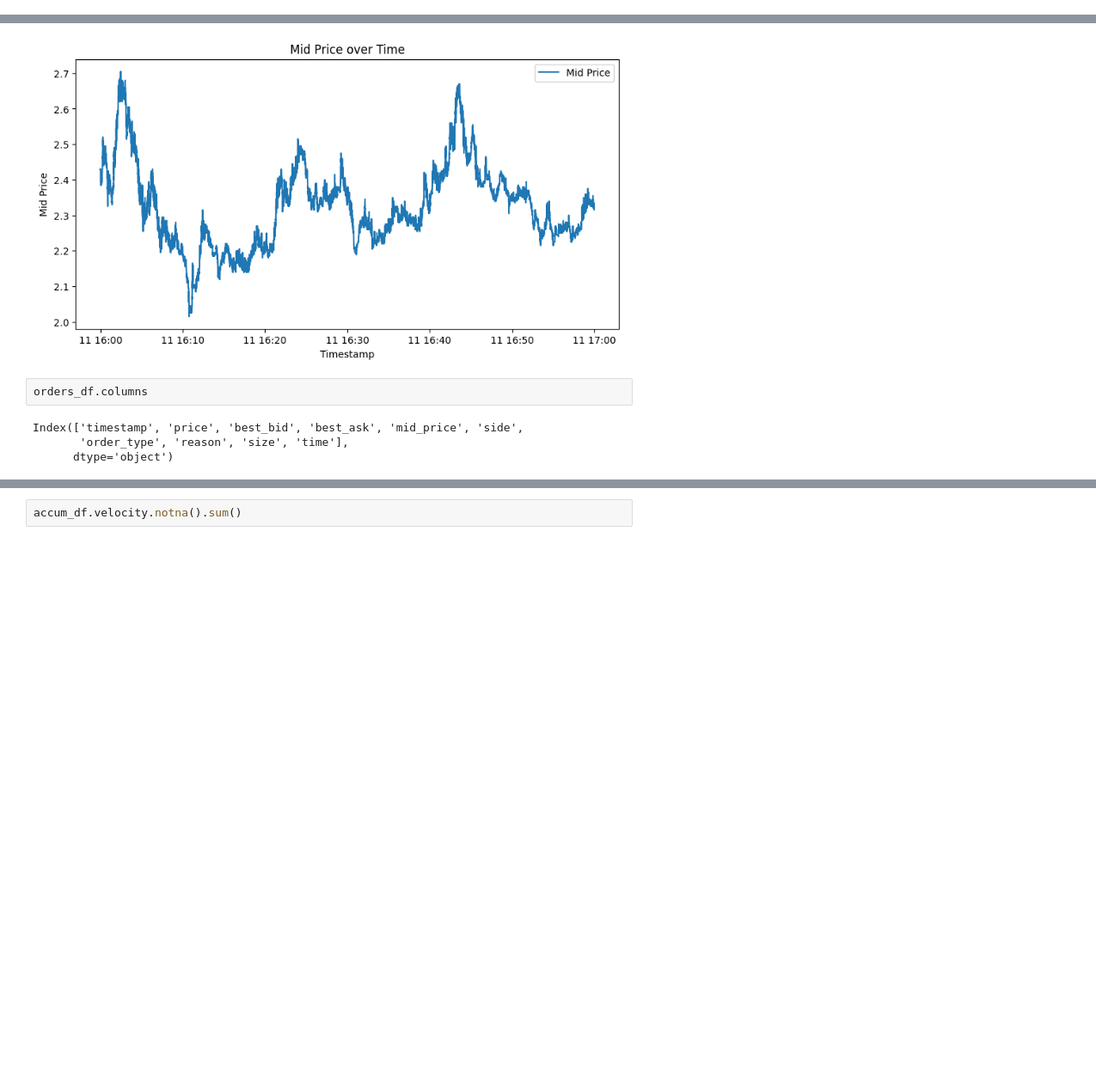
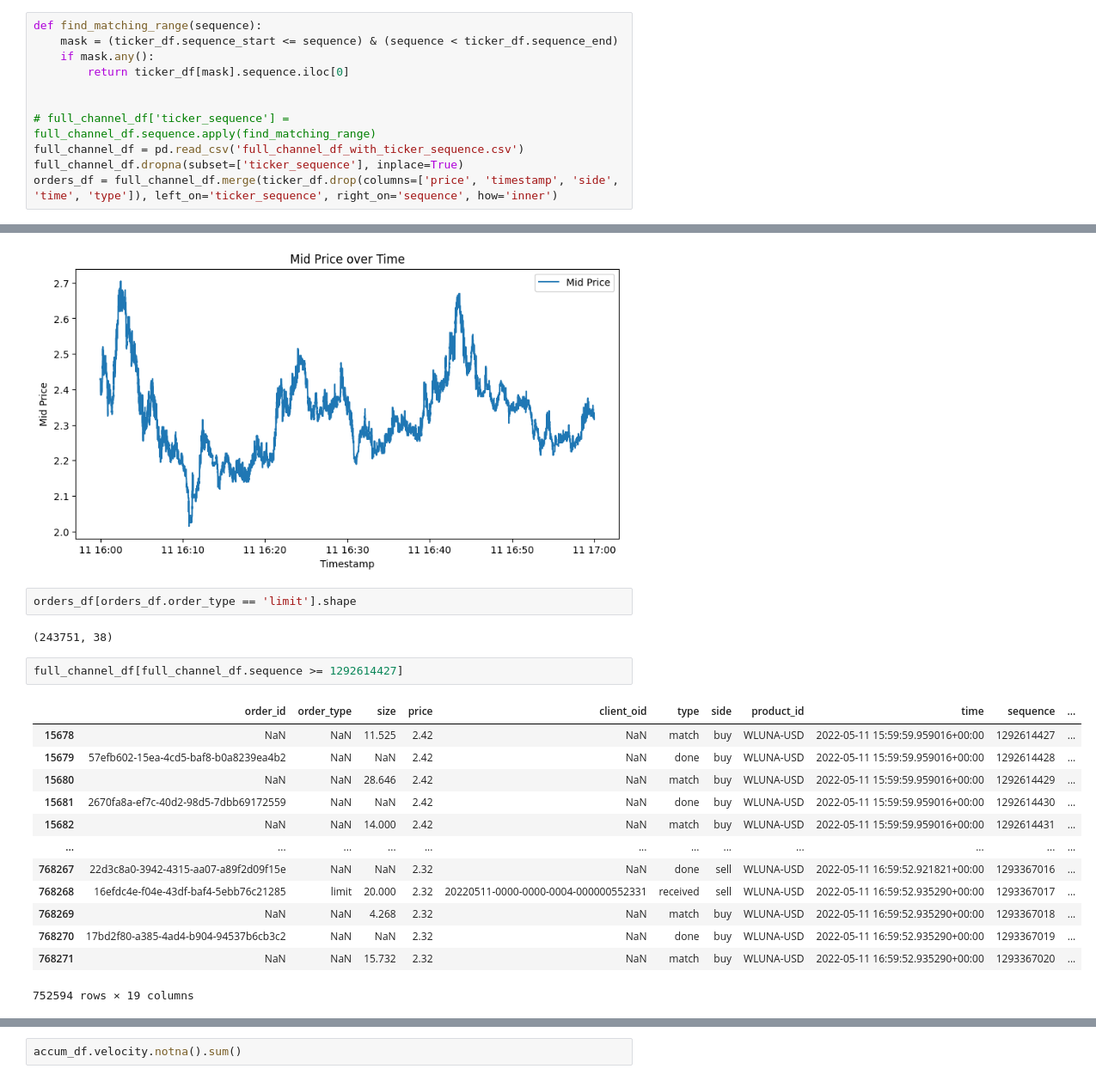
Before and after one commit to lBringerl/spoofing-detection, a Jupyter notebook: basic_eda.ipynb, the cells around one changed output, grey strips where cells are left out. Shown: that part at 86% size. Drawn from its saved outputs; the diff is of its cells as text; blank space fills up the shorter version.

```diff
--- a/basic_eda.ipynb
+++ b/basic_eda.ipynb
@@ -102,0 +21,11 @@ orders_df = pd.merge(
+# %%
+def find_matching_range(sequence):
+    mask = (ticker_df.sequence_start <= sequence) & (sequence < ticker_df.sequence_end)
+    if mask.any():
+        return ticker_df[mask].sequence.iloc[0]
+
+
+# full_channel_df['ticker_sequence'] = full_channel_df.sequence.apply(find_matching_range)
+full_channel_df = pd.read_csv('full_channel_df_with_ticker_sequence.csv')
+full_channel_df.dropna(subset=['ticker_sequence'], inplace=True)
+orders_df = full_channel_df.merge(ticker_df.drop(columns=['price', 'timestamp', 'side', 'time', 'type']), left_on='ticker_sequence', right_on='sequence', how='inner')
@@ -275,9 +352,23 @@ plot_cumulative_momentum(cumulative_momentum)
 plot_mid_price(price_df, limit=100000)
 # %% [output]
 [figure]
-# %%
-orders_df.columns
-# %% [output]
-Index(['timestamp', 'price', 'best_bid', 'best_ask', 'mid_price', 'side',
-       'order_type', 'reason', 'size', 'time'],
-      dtype='object')
+# %%
+orders_df[orders_df.order_type == 'limit'].shape
+# %% [output]
+(243751, 38)
+# %%
+full_channel_df[full_channel_df.sequence >= 1292614427]
+# %% [output]
+|  | order_id | order_type | size | price | client_oid | type | side | product_id | time | sequence | ... |
+| 15678 | NaN | NaN | 11.525 | 2.42 | NaN | match | buy | WLUNA-USD | 2022-05-11 15:59:59.959016+00:00 | 1292614427 | ... |
+| 15679 | 57efb602-15ea-4cd5-baf8-b0a8239ea4b2 | NaN | NaN | 2.42 | NaN | done | buy | WLUNA-USD | 2022-05-11 15:59:59.959016+00:00 | 1292614428 | ... |
+| 15680 | NaN | NaN | 28.646 | 2.42 | NaN | match | buy | WLUNA-USD | 2022-05-11 15:59:59.959016+00:00 | 1292614429 | ... |
+| 15681 | 2670fa8a-ef7c-40d2-98d5-7dbb69172559 | NaN | NaN | 2.42 | NaN | done | buy | WLUNA-USD | 2022-05-11 15:59:59.959016+00:00 | 1292614430 | ... |
+| 15682 | NaN | NaN | 14.000 | 2.42 | NaN | match | buy | WLUNA-USD | 2022-05-11 15:59:59.959016+00:00 | 1292614431 | ... |
+| ... | ... | ... | ... | ... | ... | ... | ... | ... | ... | ... | ... |
+| 768267 | 22d3c8a0-3942-4315-aa07-a89f2d09f15e | NaN | NaN | 2.32 | NaN | done | sell | WLUNA-USD | 2022-05-11 16:59:52.921821+00:00 | 1293367016 | ... |
+| 768268 | 16efdc4e-f04e-43df-baf4-5ebb76c21285 | limit | 20.000 | 2.32 | 20220511-0000-0000-0004-000000552331 | received | sell | WLUNA-USD | 2022-05-11 16:59:52.935290+00:00 | 1293367017 | ... |
+| 768269 | NaN | NaN | 4.268 | 2.32 | NaN | match | buy | WLUNA-USD | 2022-05-11 16:59:52.935290+00:00 | 1293367018 | ... |
+| 768270 | 17bd2f80-a385-4ad4-b904-94537b6cb3c2 | NaN | NaN | 2.32 | NaN | done | buy | WLUNA-USD | 2022-05-11 16:59:52.935290+00:00 | 1293367019 | ... |
+| 768271 | NaN | NaN | 15.732 | 2.32 | NaN | match | buy | WLUNA-USD | 2022-05-11 16:59:52.935290+00:00 | 1293367020 | ... |
+752594 rows × 19 columns
```
Also changed, not shown: parts of 39 cells of this notebook, 1 other file.
